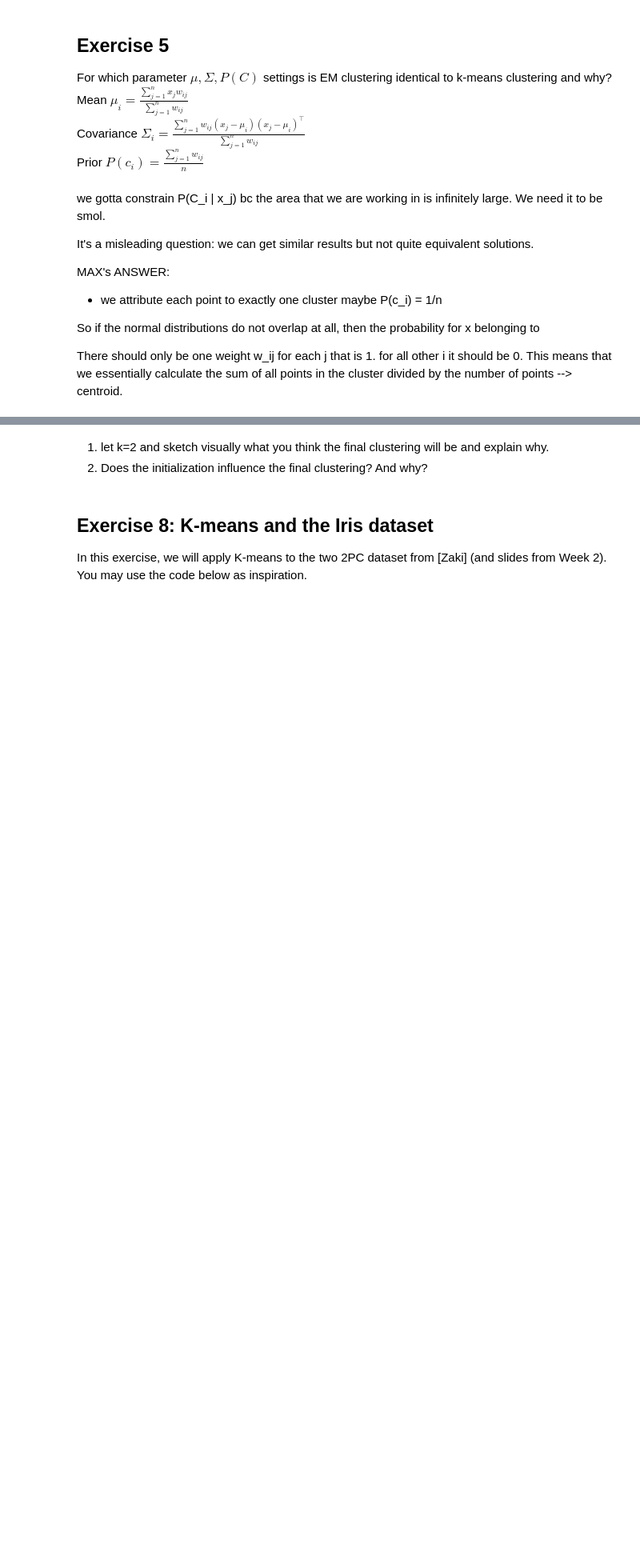
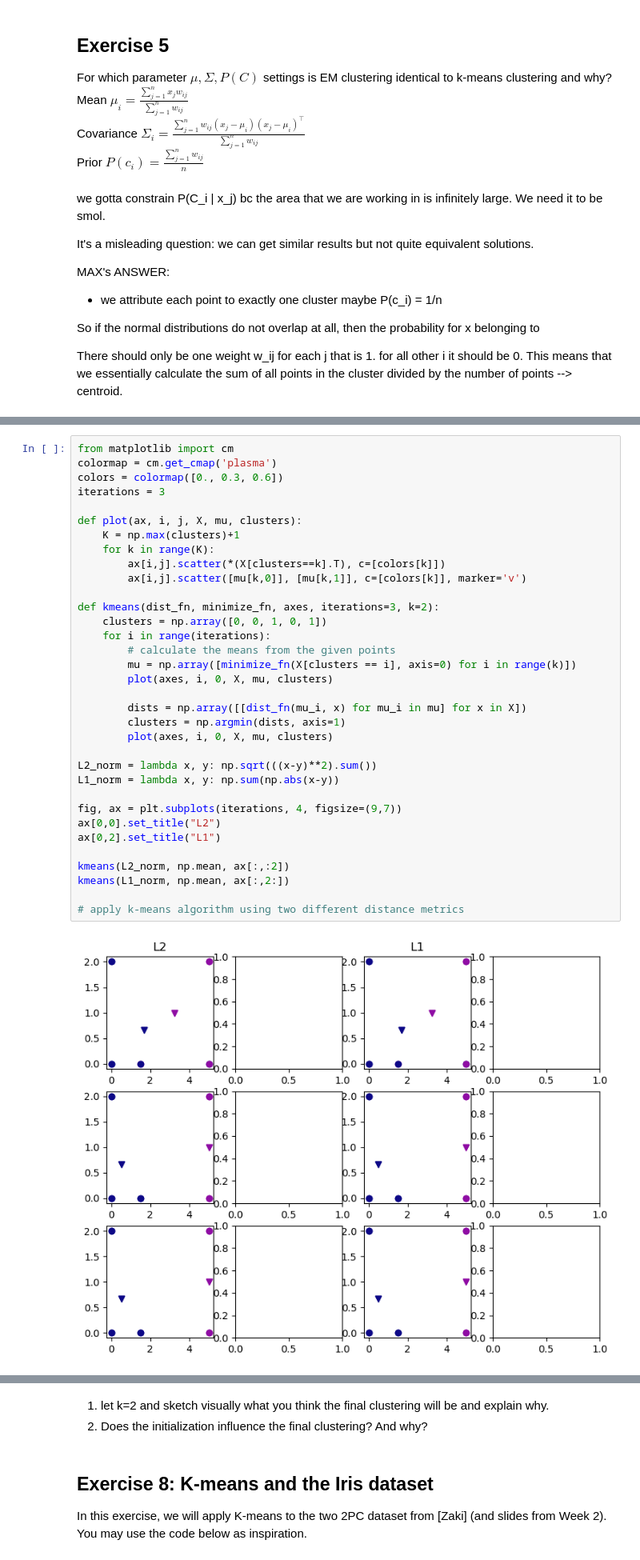
Before and after one commit to ywwta/dm2023-exercises, a Jupyter notebook: exercises/Week-2-clustering-23.ipynb, the cells around one changed output, grey strips where cells are left out. Shown at 80% size. Drawn from its saved outputs; the diff is of its cells as text; blank space fills up the shorter version.

```diff
--- a/exercises/Week-2-clustering-23.ipynb
+++ b/exercises/Week-2-clustering-23.ipynb
@@ -188,3 +195,39 @@ X = np.array([
+# %%
+from matplotlib import cm
+colormap = cm.get_cmap('plasma')
+colors = colormap([0., 0.3, 0.6])
+iterations = 3
+
+def plot(ax, i, j, X, mu, clusters):
+    K = np.max(clusters)+1
+    for k in range(K):
+        ax[i,j].scatter(*(X[clusters==k].T), c=[colors[k]])
+        ax[i,j].scatter([mu[k,0]], [mu[k,1]], c=[colors[k]], marker='v')
+
+def kmeans(dist_fn, minimize_fn, axes, iterations=3, k=2):
+    clusters = np.array([0, 0, 1, 0, 1])
+    for i in range(iterations):
+        # calculate the means from the given points
+        mu = np.array([minimize_fn(X[clusters == i], axis=0) for i in range(k)])
+        plot(axes, i, 0, X, mu, clusters)
+
+        dists = np.array([[dist_fn(mu_i, x) for mu_i in mu] for x in X])
+        clusters = np.argmin(dists, axis=1)
+        plot(axes, i, 0, X, mu, clusters)
+
+L2_norm = lambda x, y: np.sqrt(((x-y)**2).sum())
+L1_norm = lambda x, y: np.sum(np.abs(x-y))
+
+fig, ax = plt.subplots(iterations, 4, figsize=(9,7))
+ax[0,0].set_title("L2")
+ax[0,2].set_title("L1")
+
+kmeans(L2_norm, np.mean, ax[:,:2])
+kmeans(L1_norm, np.mean, ax[:,2:])
+
+# apply k-means algorithm using two different distance metrics
+# %% [output]
+[figure, added]
 # %% [markdown]
 # Optionals
 ## Exercise 7
```
Also changed, not shown: parts of 1 cell of this notebook.
